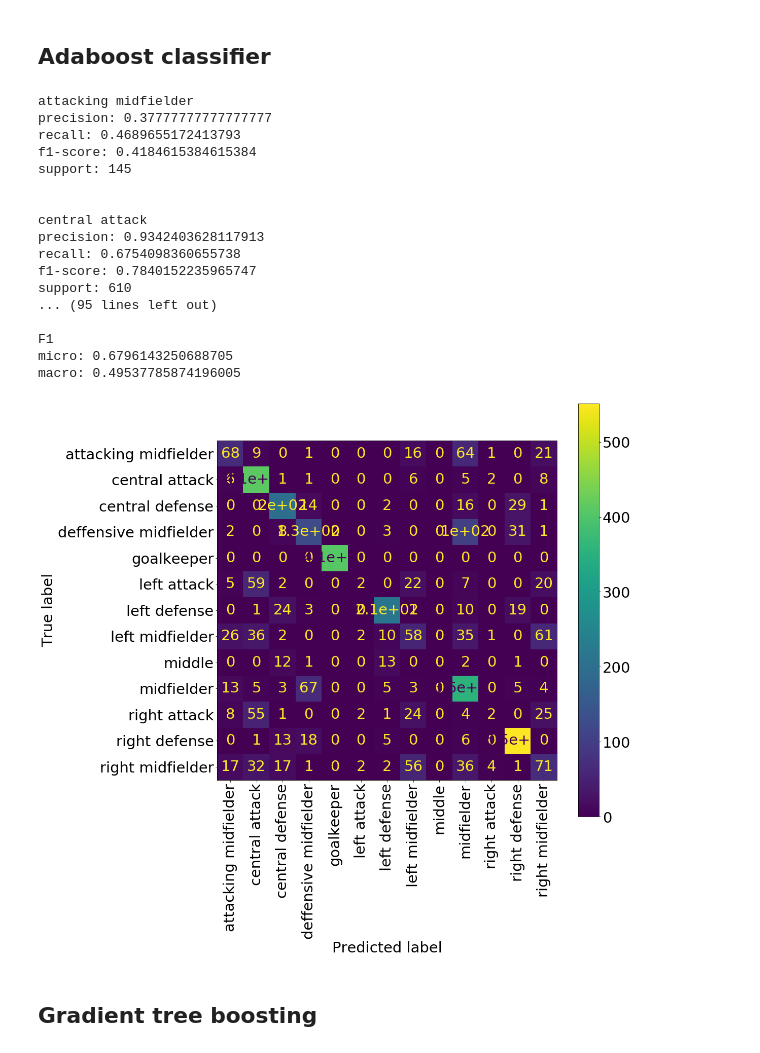
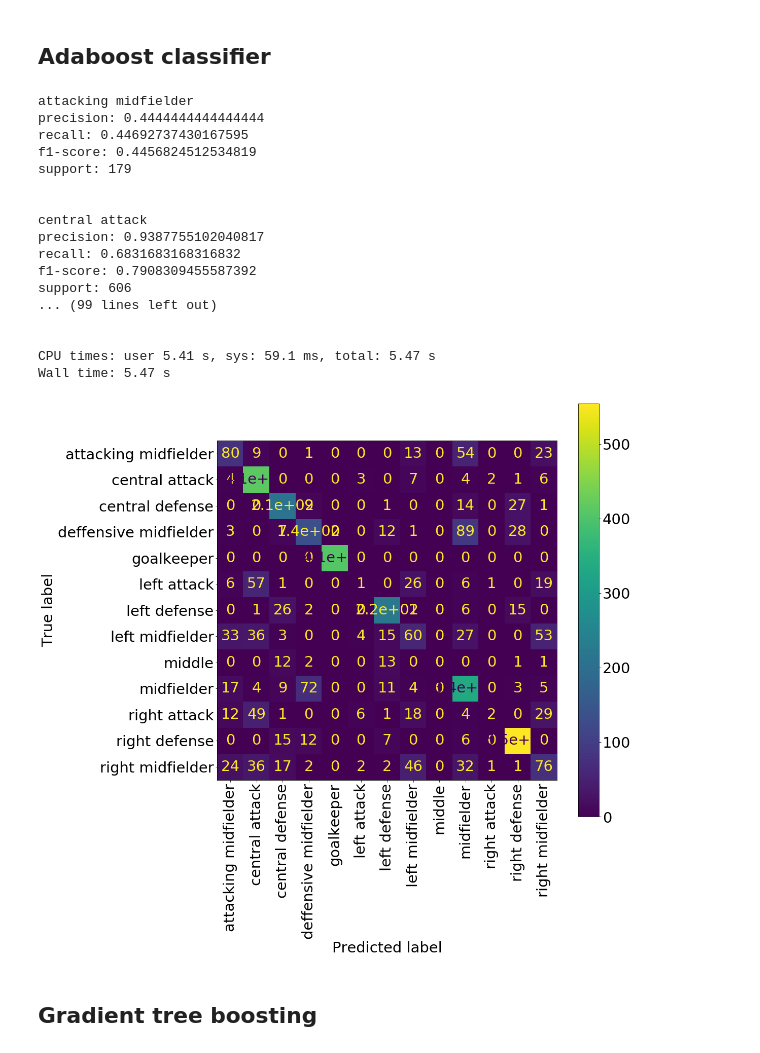
Before and after one commit to timzatko/fifa-19-dataset-machine-learning, a Jupyter notebook: notebooks/11_ensemble_classification.ipynb, the cells around one changed output. Cells and saved outputs as stored; diff of their text form; code cells hidden in the pictures.

```diff
--- a/notebooks/11_ensemble_classification.ipynb
+++ b/notebooks/11_ensemble_classification.ipynb
@@ -222,28 +269,35 @@ labels = dataset.get_labels('Position (13)')
 # %% [markdown]
 ## Adaboost classifier
 # %%
-clf = AdaBoostClassifier(n_estimators=100, base_estimator=DecisionTreeClassifier(max_depth=30))
+%%time
+
+from sklearn.ensemble import AdaBoostClassifier
+from sklearn.ensemble import RandomForestClassifier
+
+clf = AdaBoostClassifier(n_estimators=100, base_estimator=RandomForestClassifier(random_state=42), random_state=42)
+
 clf.fit(X_train, y_train)
+
 custom_classification_report(clf, labels, X_test, y_test, figsize=(15, 15))
 # %% [output]
 attacking midfielder
-precision: 0.37777777777777777
-recall: 0.4689655172413793
-f1-score: 0.4184615384615384
-support: 145
+precision: 0.4444444444444444
+recall: 0.44692737430167595
+f1-score: 0.4456824512534819
+support: 179
 
 
 central attack
-precision: 0.9342403628117913
-recall: 0.6754098360655738
-f1-score: 0.7840152235965747
-support: 610
-... (95 lines left out)
+precision: 0.9387755102040817
+recall: 0.6831683168316832
+f1-score: 0.7908309455587392
+support: 606
+... (99 lines left out)
 
-F1
-micro: 0.6796143250688705
-macro: 0.49537785874196005
+
+CPU times: user 5.41 s, sys: 59.1 ms, total: 5.47 s
+Wall time: 5.47 s
-[figure, old version]
+[figure, new version]
 # %% [markdown]
 ## Gradient tree boosting
 # %%
```
Also changed, not shown: parts of 21 cells of this notebook.
